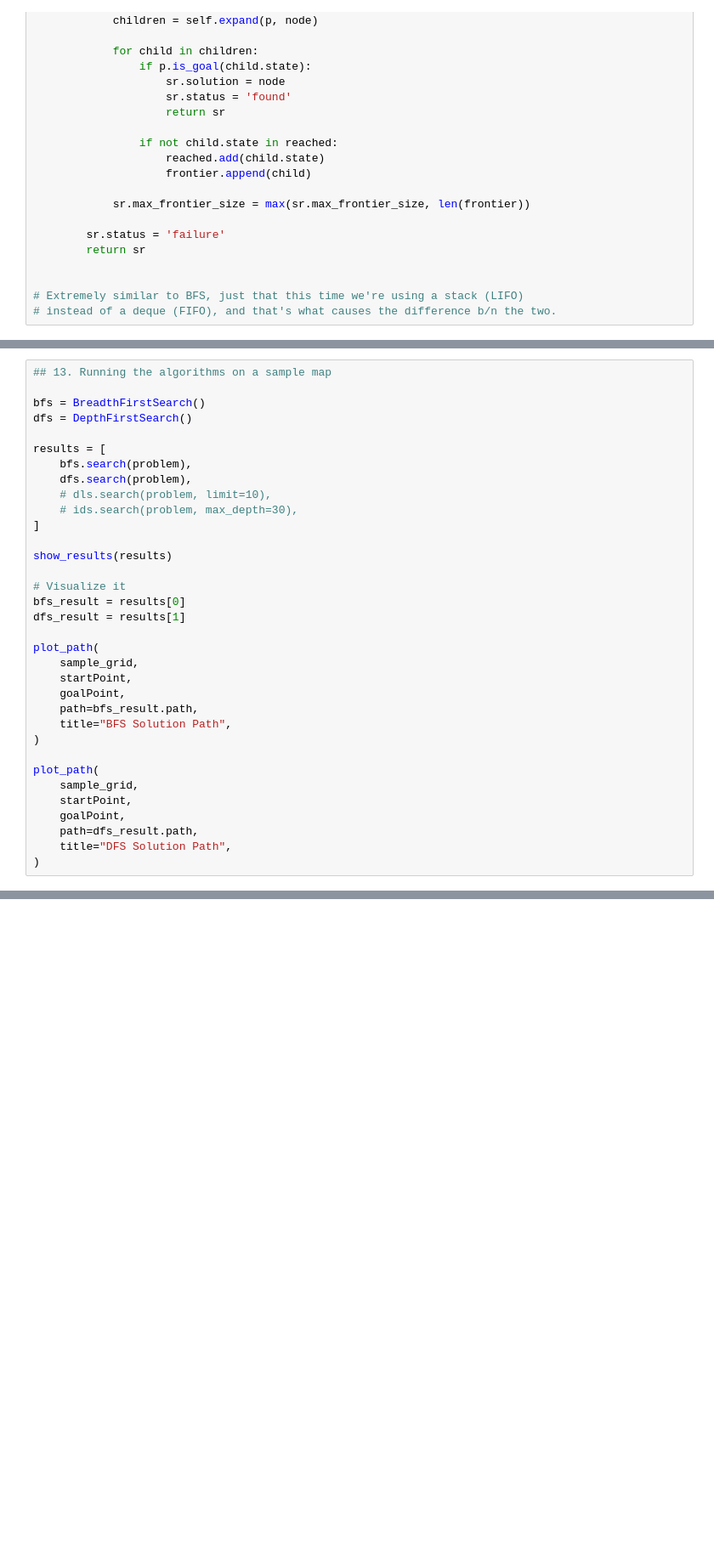
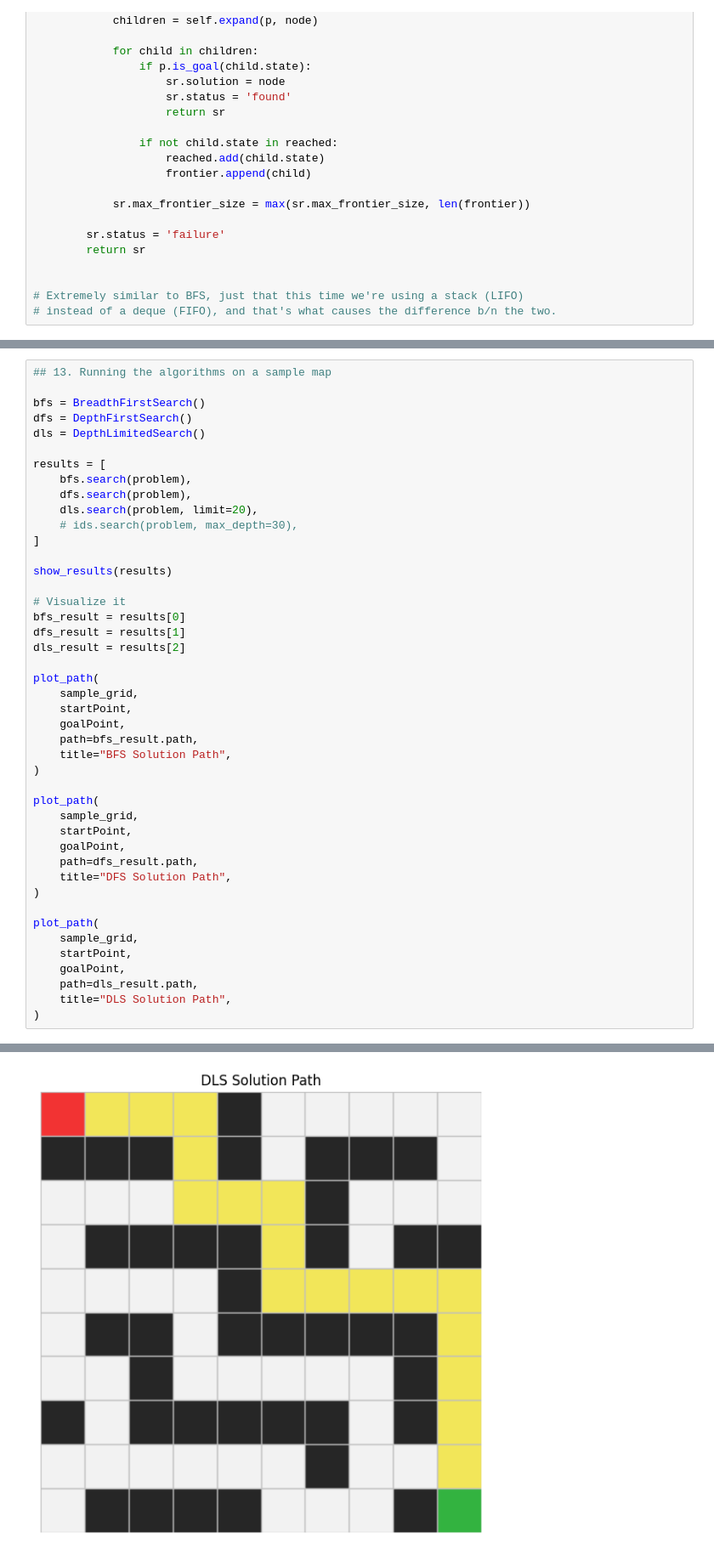
Before and after one commit to Glover69/DronePathfindingLab-1, a Jupyter notebook: Daniel_Glover_Lab1A.ipynb, the cells around one changed output, grey strips where cells are left out. Shown at 85% size. Saved outputs shown, nothing was run; the diff lists cells and outputs as text; blank space fills up the shorter version.

```diff
--- a/Daniel_Glover_Lab1A.ipynb
+++ b/Daniel_Glover_Lab1A.ipynb
@@ -440,11 +531,12 @@ class DepthFirstSearch(SearchAlgorithm):
 
 bfs = BreadthFirstSearch()
 dfs = DepthFirstSearch()
+dls = DepthLimitedSearch()
 
 results = [
     bfs.search(problem),
     dfs.search(problem),
-    # dls.search(problem, limit=10),
+    dls.search(problem, limit=20),
     # ids.search(problem, max_depth=30),
 ]
 
@@ -453,6 +545,7 @@ show_results(results)
 # Visualize it
 bfs_result = results[0]
 dfs_result = results[1]
+dls_result = results[2]
 
 plot_path(
     sample_grid,
@@ -469,4 +562,12 @@ plot_path(
     path=dfs_result.path,
     title="DFS Solution Path",
 )
+
+plot_path(
+    sample_grid,
+    startPoint,
+    goalPoint,
+    path=dls_result.path,
+    title="DLS Solution Path",
+)
 # %% [output]
@@ -473,2 +591,3 @@ plot_path(
 [figure]
 [figure]
+[figure, added]
```
Also changed, not shown: parts of 3 cells of this notebook.
